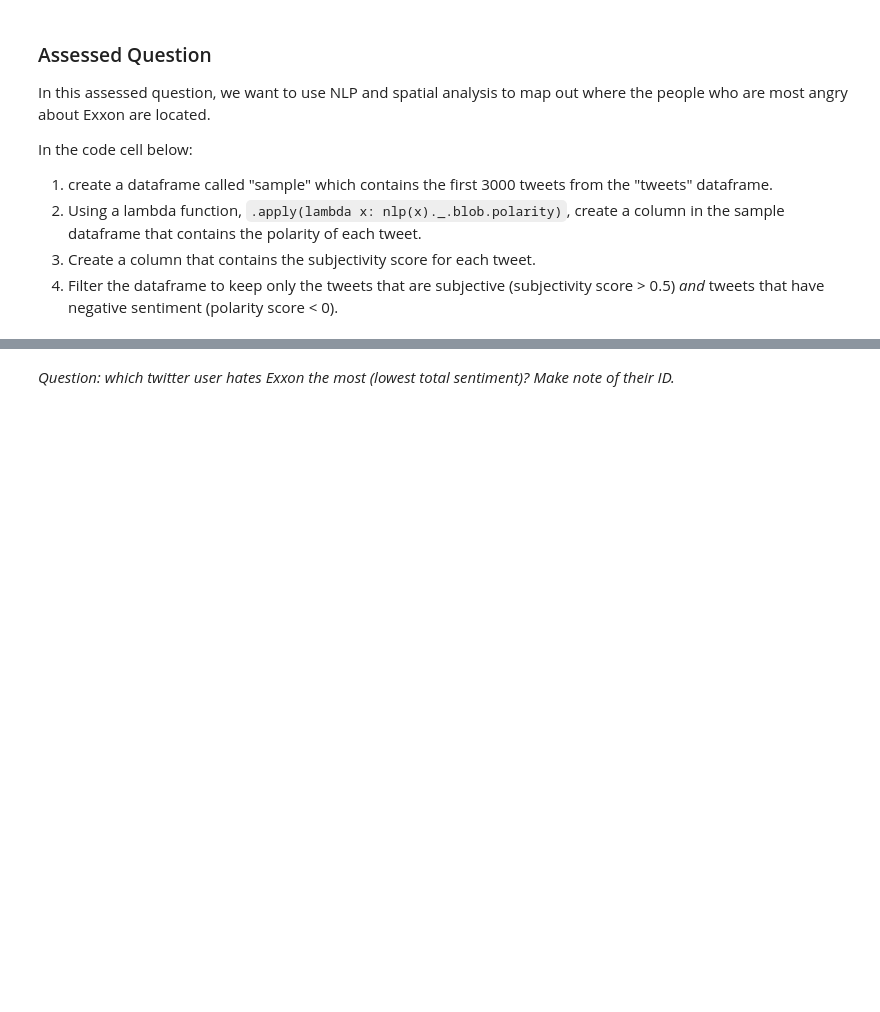
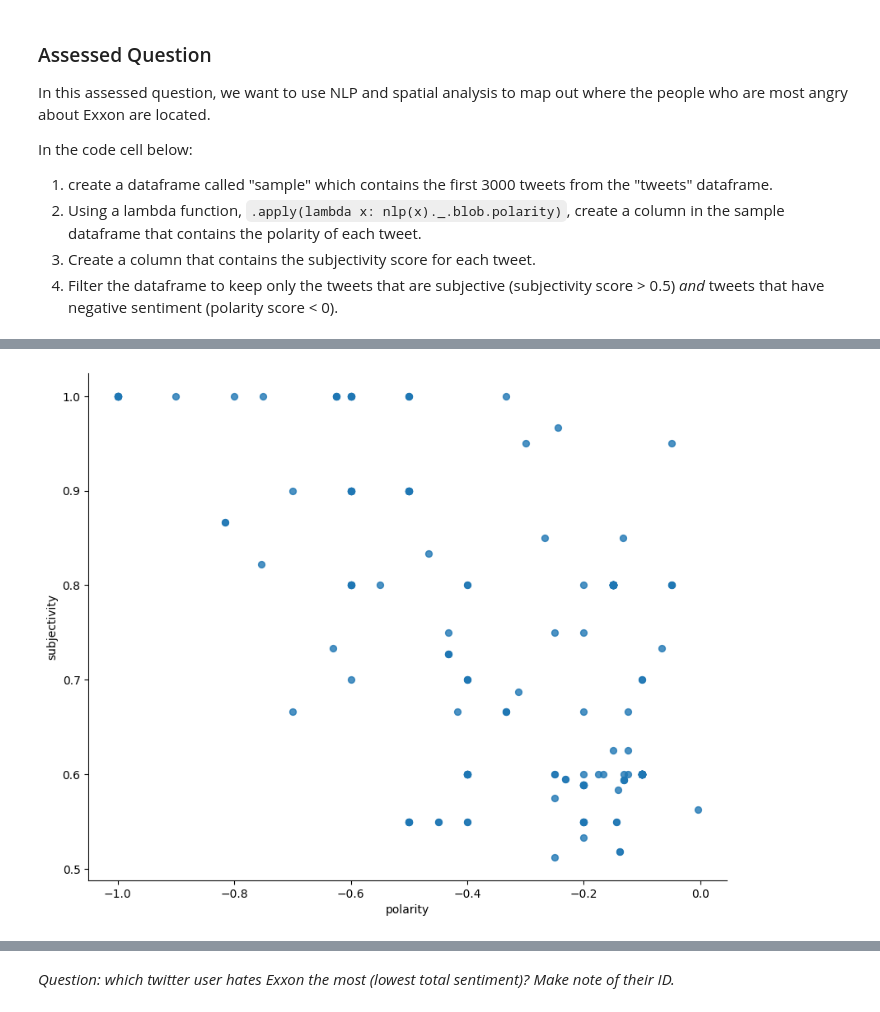
Before and after one commit to iliza5522/QM22, a Jupyter notebook: notebooks/W04. Natural Language Processing.ipynb, the cells around one changed output, grey strips where cells are left out. Drawn from its saved outputs; the diff is of its cells as text; code cells hidden in the pictures; blank space fills up the shorter version.

```diff
--- a/notebooks/W04. Natural Language Processing.ipynb
+++ b/notebooks/W04. Natural Language Processing.ipynb
@@ -635,3 +642,35 @@ In the code cell below:
 2. Using a lambda function, `.apply(lambda x: nlp(x)._.blob.polarity)`, create a column in the sample dataframe that contains the polarity of each tweet.
 3. Create a column that contains the subjectivity score for each tweet.
 4. Filter the dataframe to keep only the tweets that are subjective (subjectivity score > 0.5) *and* tweets that have negative sentiment (polarity score < 0).
+# %%
+# @title Default title text
+#import pandas as pd
+
+#tweets = pd.read_csv('https://storage.googleapis.com/qm2/wk4/Exxon_tweets_clean.csv')
+#tweets = tweets.sample(frac=1, random_state=1)  # don't edit this line, i'm shuffling the data for you
+
+
+# Create a new DataFrame 'sample' with the first 3000 rows of 'tweets'
+#sample = tweets.head(3000)
+
+#sample = tweets({'Date':[date],'Title':[title],'Text':[raw_text]}).head(3000)
+
+#sample['Date']=pd.to_datetime(sample['Date'])
+
+import pandas as pd
+
+tweets = pd.read_csv('https://storage.googleapis.com/qm2/wk4/Exxon_tweets_clean.csv')
+tweets = tweets.sample(frac=1, random_state=1)  # don't edit this line, i'm shuffling the data for you
+
+
+# Create a new DataFrame 'sample' with the first 3000 rows of 'tweets'
+sample = tweets.head(3000)
+
+# Create new columns for sentiment analysis
+sample['polarity'] = sample['text'].apply(lambda x: nlp(x)._.blob.polarity)
+sample['subjectivity'] = sample['text'].apply(lambda x: nlp(x)._.blob.subjectivity)
+
+# Filter the DataFrame
+filtered_sample = sample[(sample['subjectivity'] > 0.5) & (sample['polarity'] < 0)]
+
+filtered_sample
@@ -637,0 +722,6 @@ In the code cell below:
+# %%
+from matplotlib import pyplot as plt
+filtered_sample.plot(kind='scatter', x='polarity', y='subjectivity', s=32, alpha=.8)
+plt.gca().spines[['top', 'right',]].set_visible(False)
+# %% [output]
+[figure, added]
```
Also changed, not shown: parts of 5 cells of this notebook.
